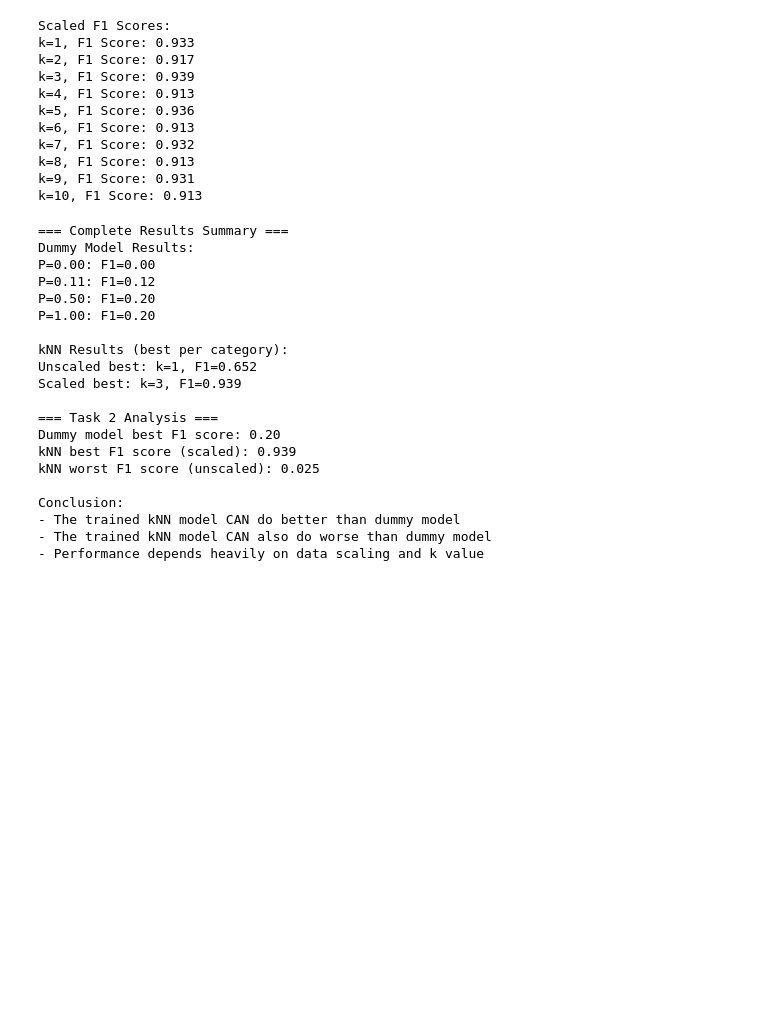
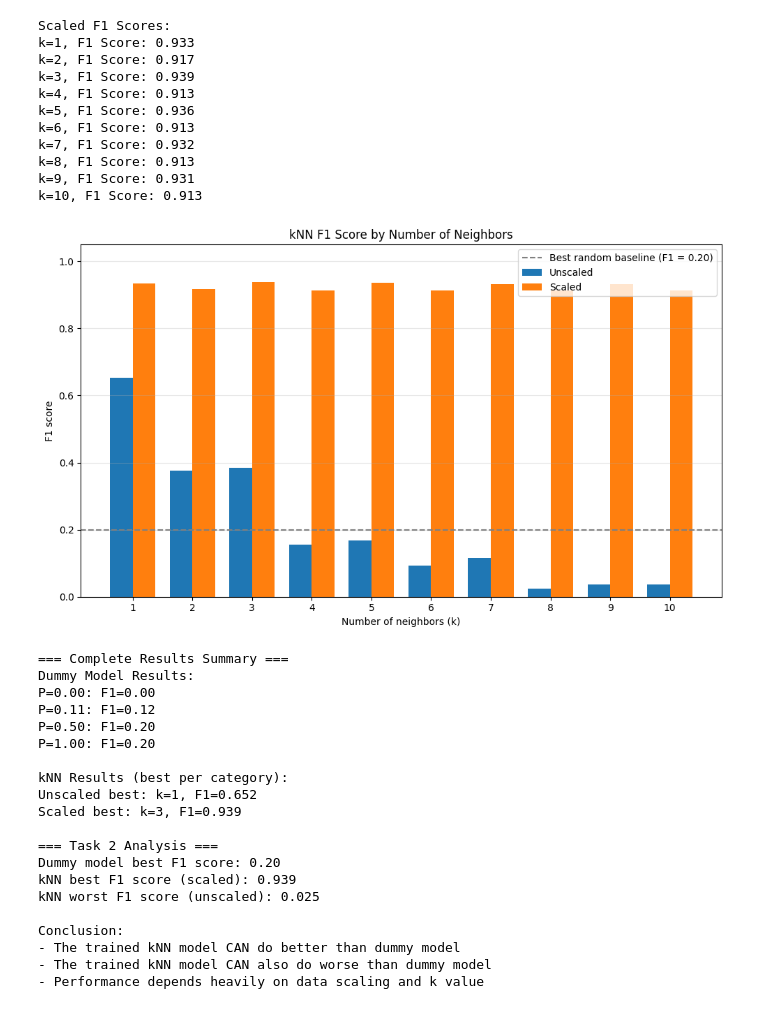
Before and after one commit to JackLahti/project_11-insurance, a Jupyter notebook: notebook.ipynb, the cells around one changed output. Cells and saved outputs as stored; diff of their text form; code cells hidden in the pictures; blank space fills up the shorter version.

Commit message:
Added graphs for some of the other tasks

```diff
--- a/notebook.ipynb
+++ b/notebook.ipynb
@@ -596,6 +596,50 @@ k=7, F1 Score: 0.932
 k=8, F1 Score: 0.913
 k=9, F1 Score: 0.931
 k=10, F1 Score: 0.913
+# %%
+feature_cols = ["gender", "age", "income", "family_members"]
+X_knn = df[feature_cols].to_numpy()
+X_knn_scaled = sklearn.preprocessing.MaxAbsScaler().fit_transform(X_knn)
+y_knn = (df["insurance_benefits"] > 0).astype(int).to_numpy()
+
+train_idx, test_idx = train_test_split(
+    np.arange(len(y_knn)),
+    test_size=0.3,
+    random_state=42
+)
+
+k_values = range(1, 11)
+f1_unscaled = []
+f1_scaled = []
+
+for k in k_values:
+    model = KNeighborsClassifier(n_neighbors=k)
+
+    model.fit(X_knn[train_idx], y_knn[train_idx])
+    f1_unscaled.append(f1_score(y_knn[test_idx], model.predict(X_knn[test_idx])))
+
+    model.fit(X_knn_scaled[train_idx], y_knn[train_idx])
+    f1_scaled.append(f1_score(y_knn[test_idx], model.predict(X_knn_scaled[test_idx])))
+
+x = np.arange(len(k_values))
+width = 0.38
+
+fig, ax = plt.subplots(figsize=(10, 6))
+ax.bar(x - width / 2, f1_unscaled, width, label="Unscaled")
+ax.bar(x + width / 2, f1_scaled, width, label="Scaled")
+ax.axhline(0.20, color="gray", linestyle="--", label="Best random baseline (F1 = 0.20)")
+
+ax.set(title="kNN F1 Score by Number of Neighbors", xlabel="Number of neighbors (k)", ylabel="F1 score")
+ax.set_xticks(x)
+ax.set_xticklabels(k_values)
+ax.set_ylim(0, 1.05)
+ax.grid(axis="y", alpha=0.3)
+ax.legend()
+
+plt.tight_layout()
+plt.show()
+# %% [output]
+[figure, added]
 # %%
 print("=== Complete Results Summary ===")
 print("Dummy Model Results:")
```
Also changed, not shown: parts of 9 cells of this notebook.
